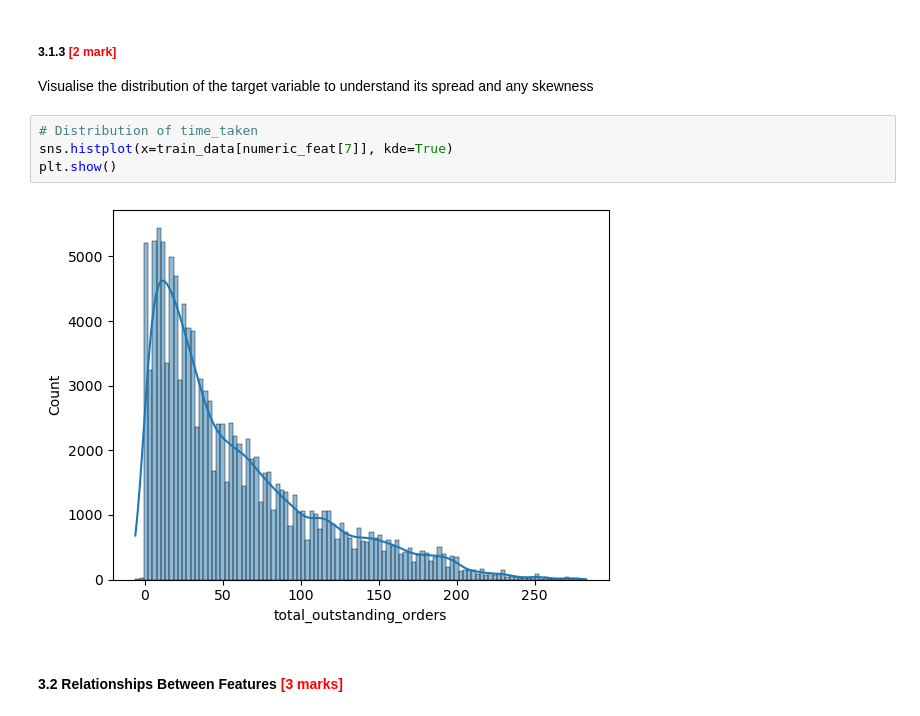
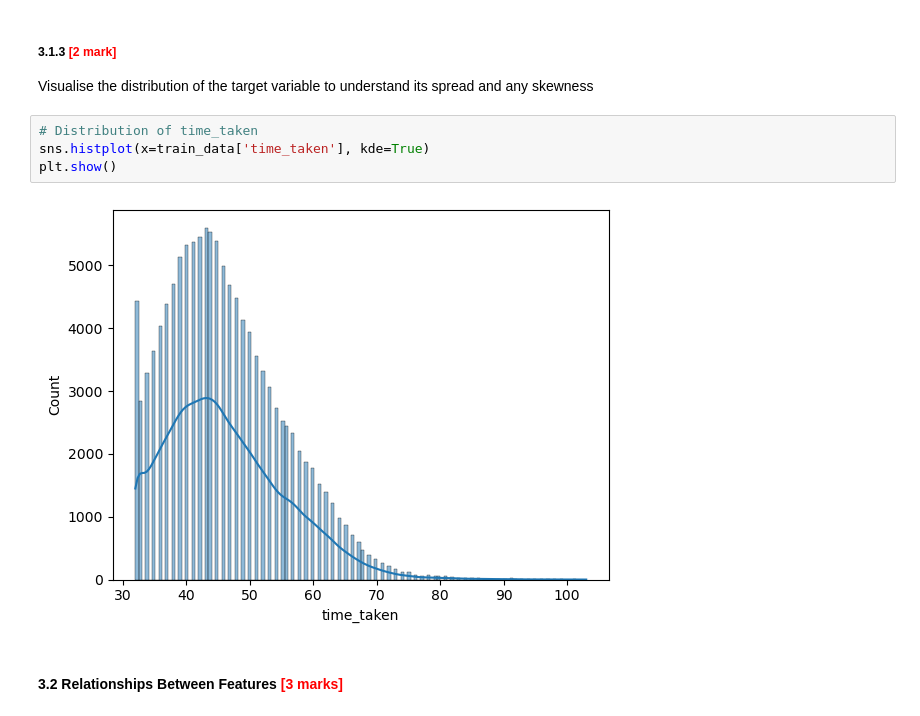
Before and after one commit to avanindra3/LR_Delivery_Time_Prediction, a Jupyter notebook: LR_Delivery_Time_Estimation_Starter_1.ipynb, the cells around one changed output. Cells and saved outputs as stored; diff of their text form.

Commit message:
Performing EDA on test data.

```diff
--- a/LR_Delivery_Time_Estimation_Starter_1.ipynb
+++ b/LR_Delivery_Time_Estimation_Starter_1.ipynb
@@ -326,10 +326,10 @@ train_data['is_weekend'].median()
 Visualise the distribution of the target variable to understand its spread and any skewness
 # %%
 # Distribution of time_taken
-sns.histplot(x=train_data[numeric_feat[7]], kde=True)
+sns.histplot(x=train_data['time_taken'], kde=True)
 plt.show()
 # %% [output]
-[figure, old version]
+[figure, new version]
 # %% [markdown]
 #### **3.2 Relationships Between Features** <font color = red>[3 marks]</font> <br>
 # %% [markdown]
```
Also changed, not shown: parts of 11 cells of this notebook.
